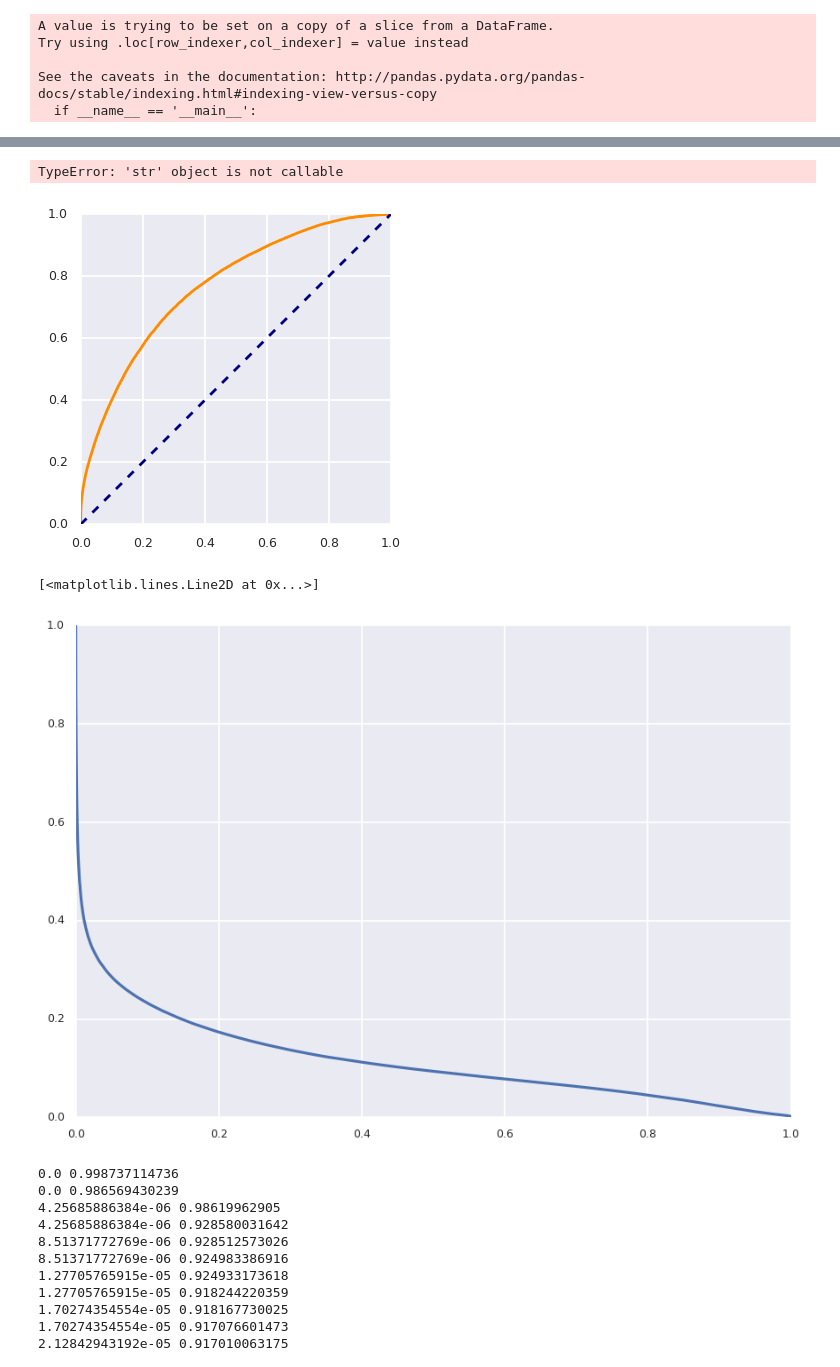
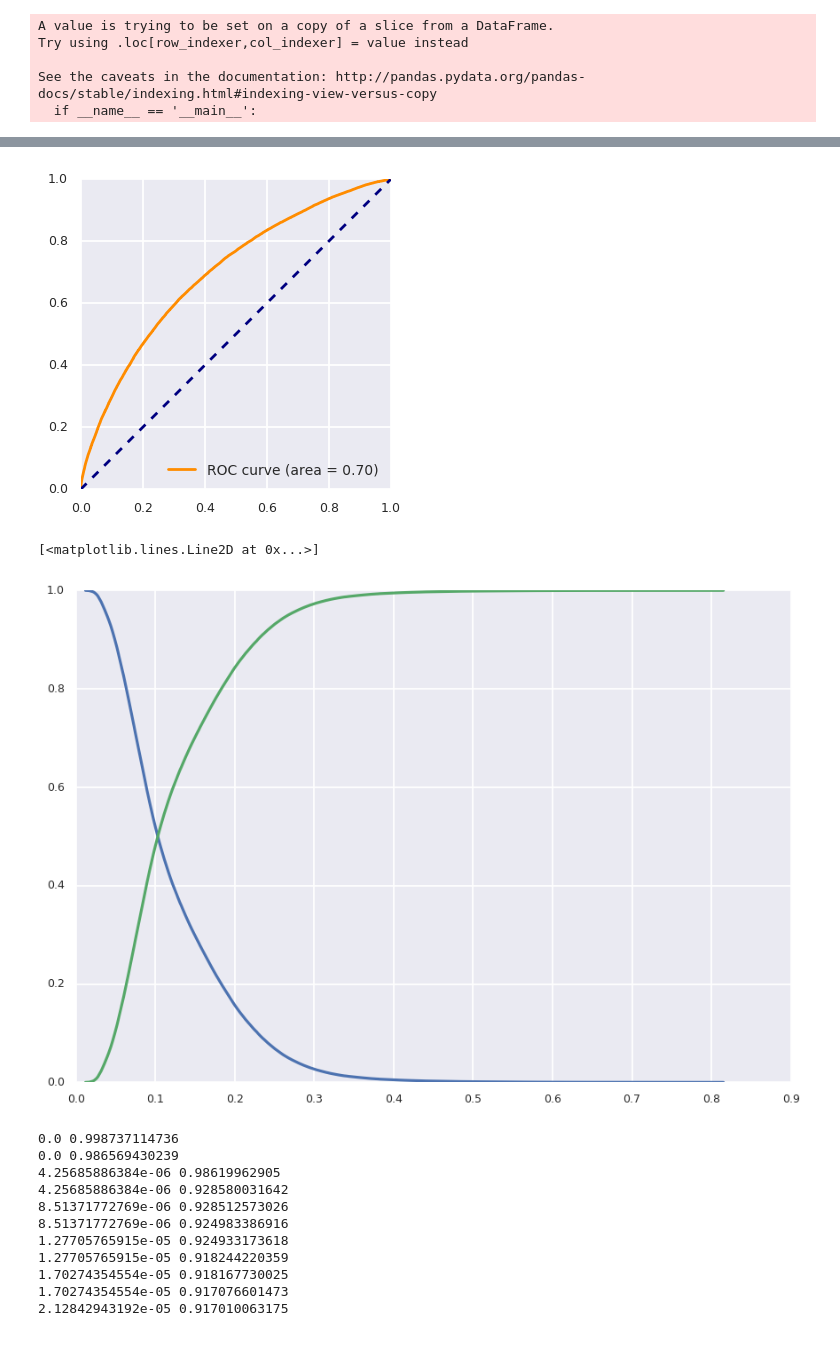
Before and after one commit to corbfost/flightdelaypredictor, a Jupyter notebook: eda/RandomFrst_and_Regressor.ipynb, the cells around one changed output, grey strips where cells are left out. Drawn from its saved outputs; the diff is of its cells as text; code cells hidden in the pictures.

```diff
--- a/eda/RandomFrst_and_Regressor.ipynb
+++ b/eda/RandomFrst_and_Regressor.ipynb
@@ -324,21 +328,22 @@ memory usage: 295.0+ MB
 # %%
 y = df_no_weather.ix[:, 'delayed'].values
 # %%
-X = df_no_weather.ix[: ,['AirTime', 'ArrTime',
-       'DayOfWeek', 'DayofMonth', 'DepTime',
+X = df_no_weather.ix[: ,['AirTime',
+       'DayOfWeek', 'DayofMonth', 'CRSDepTime',
        'Distance',
        'Month',
        'Year', 'Alaska',
-       'business_indicator',
-       'business_indicator_lagged_1', 'business_indicator_lagged_2',
-       'business_indicator_lagged_3', 'business_indicator_lagged_4',
-       'business_indicator_lagged_5', 'business_indicator_lagged_6',
-       'business_indicator_lagged_7', 'business_indicator_lagged_8',
-       'business_indicator_lagged_9', 'business_indicator_lagged_10',
-       'business_indicator_lagged_11', 'business_indicator_lagged_12']].values
+        'business_indicator',
+        'business_indicator_lagged_1', 'business_indicator_lagged_2',
+        'business_indicator_lagged_3', 'business_indicator_lagged_4',
+        'business_indicator_lagged_5', 'business_indicator_lagged_6',
+        'business_indicator_lagged_7', 'business_indicator_lagged_8',
+        'business_indicator_lagged_9', 'business_indicator_lagged_10',
+        'business_indicator_lagged_11', 'business_indicator_lagged_12'
+        ]]
 # %%
 X_train, X_test, y_train, y_test = train_test_split(X, y, test_size=0.33)
 # %%
-clf = GradientBoostingClassifier(n_estimators=500, learning_rate=0.3, max_depth=2, random_state=0).fit(X_train, y_train)
+clf = GradientBoostingClassifier(n_estimators=100, learning_rate=0.3, max_depth=3, verbose=1).fit(X_train, y_train)
 clf.score(X_test, y_test)
 # %% [output]
@@ -374,23 +485,21 @@ roc_auc = auc(fpr, tpr)
 # %%
 plt.figure(figsize=(4,4))
 lw = 2
 plt.plot(fpr, tpr, color='darkorange',
          lw=lw, label='ROC curve (area = %0.2f)' % roc_auc)
 plt.plot([0, 1], [0, 1], color='navy', lw=lw, linestyle='--')
 plt.xlim([0.0, 1.0])
 plt.ylim([0.0, 1.0])
-plt.xlabel('False Positive Rate')
-plt.ylabel('True Positive Rate')
 plt.legend(loc="lower right")
 plt.show()
 # %% [output]
-TypeError: 'str' object is not callable
-[figure, old version]
+[figure, new version]
 # %%
-plt.plot(fpr, thresholds)
+plt.plot(thresholds, fpr)
+plt.plot(thresholds, 1 - fpr)
 # %% [output]
 [<matplotlib.lines.Line2D at 0x...>]
-[figure, old version]
+[figure, new version]
 # %%
 for i, j in zip(fpr, thresholds):
     print i, j
```
Also changed, not shown: parts of 43 cells of this notebook, 6 other files.
